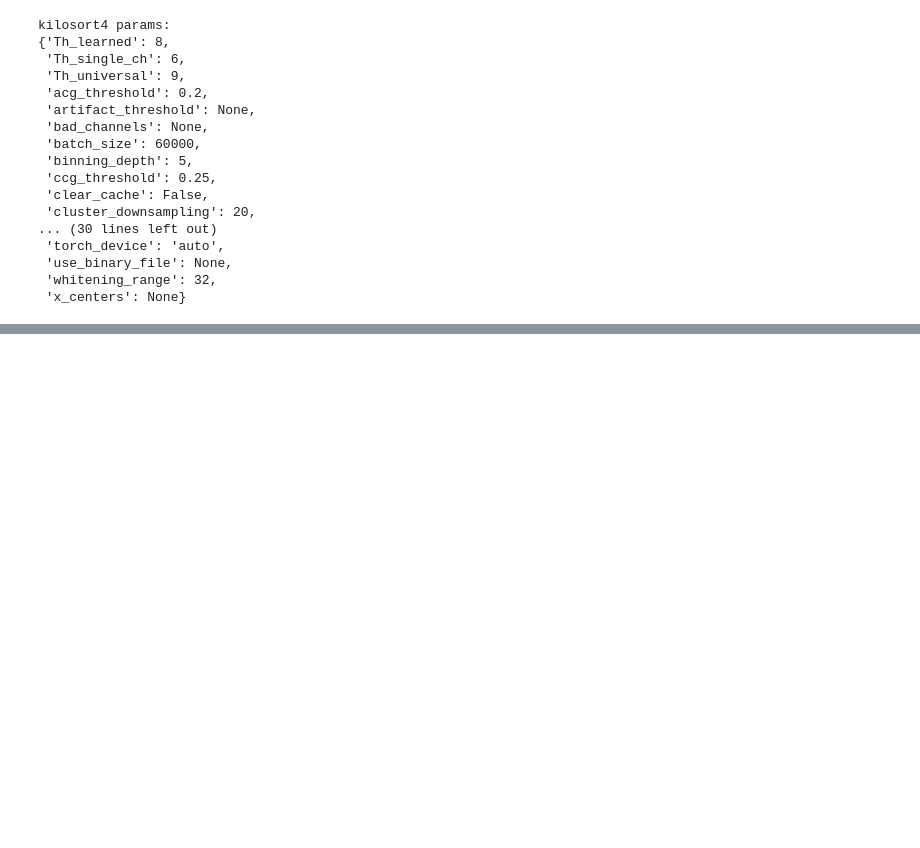
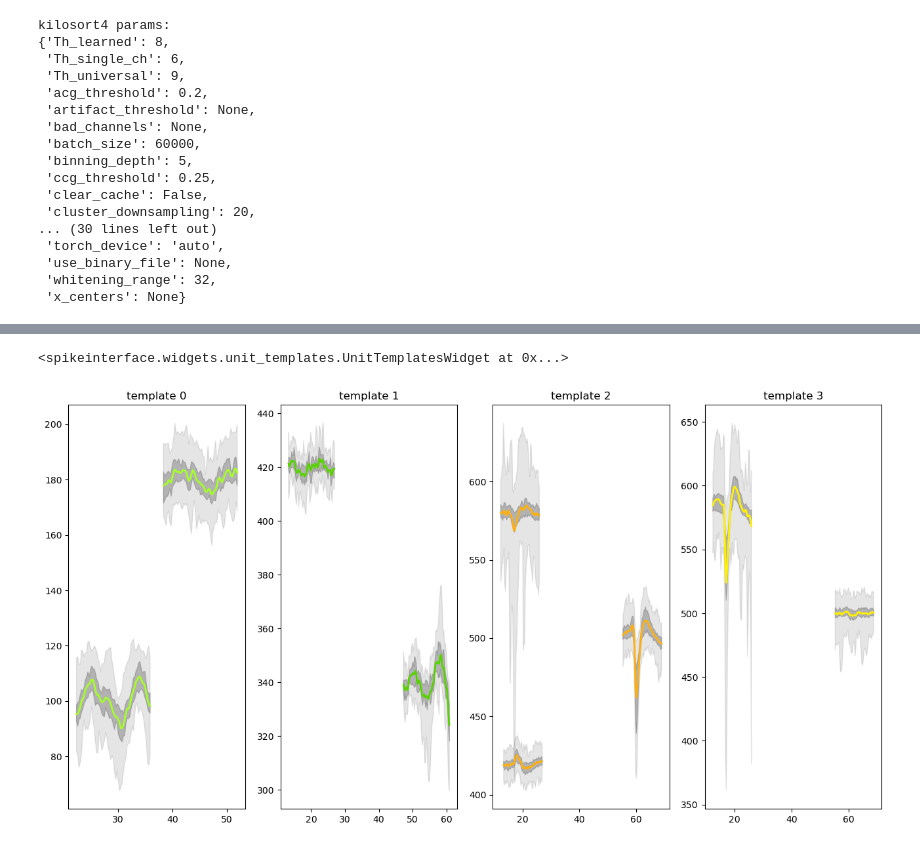
Before and after one commit to ChooYeonseo/intan-spike-sorter, a Jupyter notebook: 1_design_the_probe.ipynb, the cells around one changed output, grey strips where cells are left out. Drawn from its saved outputs; the diff is of its cells as text; code cells hidden in the pictures; blank space fills up the shorter version.

```diff
--- a/1_design_the_probe.ipynb
+++ b/1_design_the_probe.ipynb
@@ -127,0 +204,7 @@ pip install cuda-python
+# %%
+unit_ids = sorting.unit_ids
+
+sw.plot_unit_templates(analyzer_KS4, unit_ids=unit_ids, ncols=5, figsize=(16, 8))
+# %% [output]
+<spikeinterface.widgets.unit_templates.UnitTemplatesWidget at 0x...>
+[figure, added]
```
Also changed, not shown: parts of 24 cells of this notebook, 12 other files.
